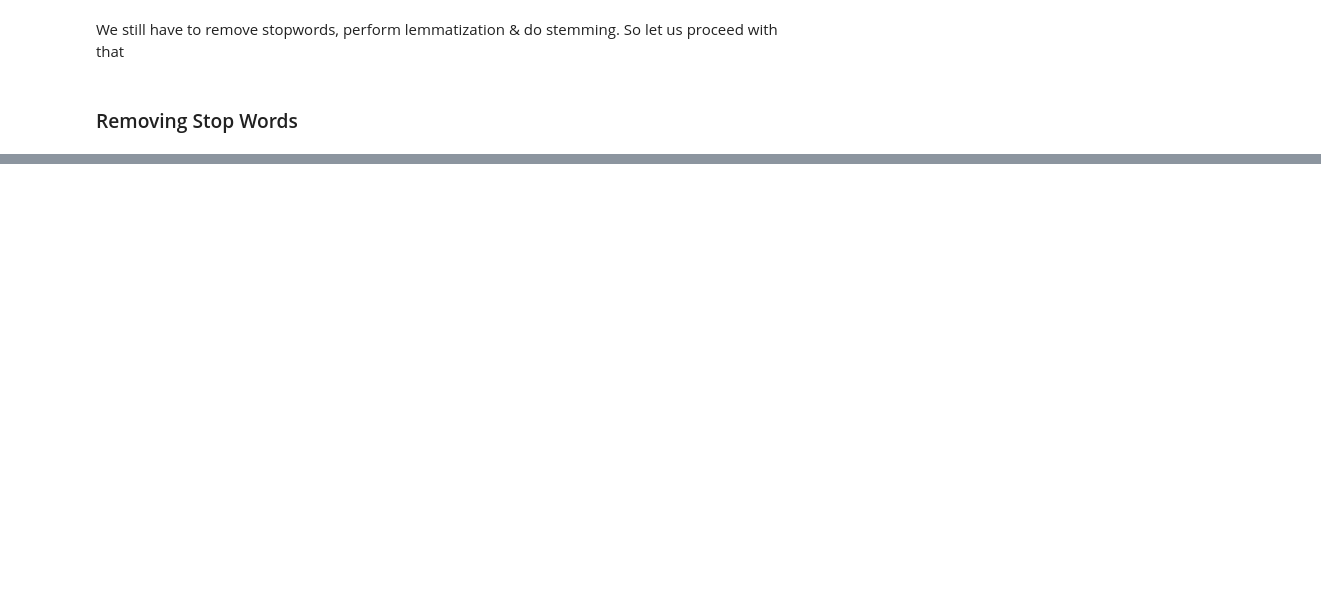
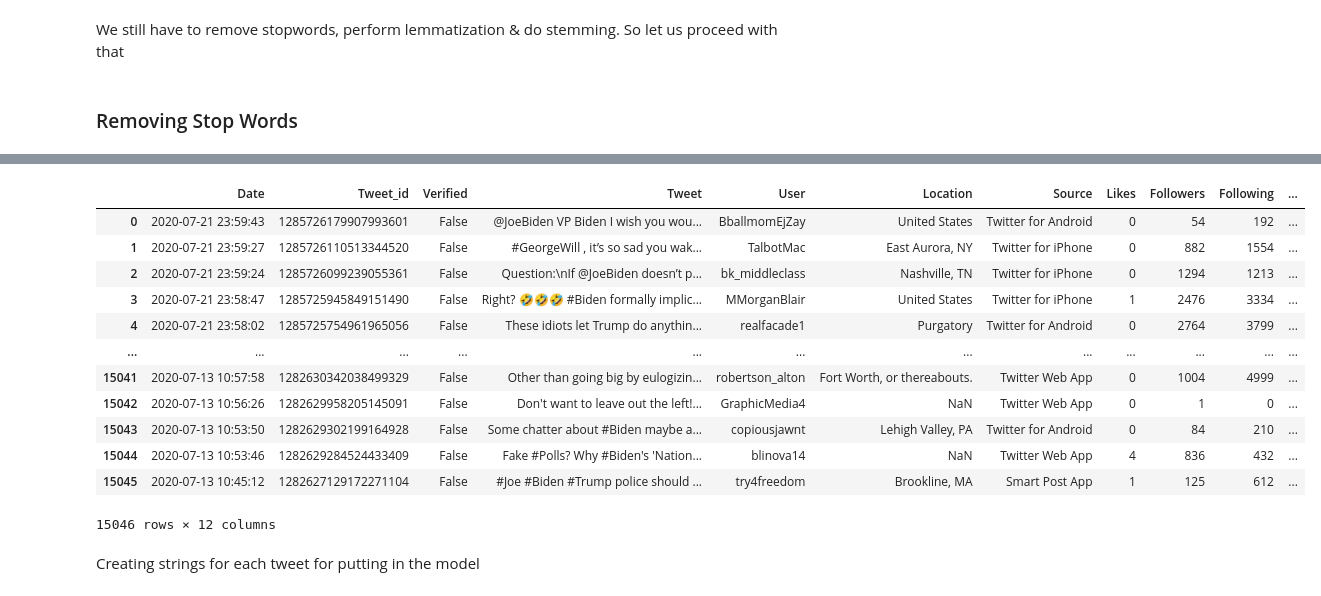
Before and after one commit to Data-Science-Community-SRM/Forecasting-US-Elections, a Jupyter notebook: Biden Preprocessing.ipynb, the cells around one changed output, grey strips where cells are left out. Drawn from its saved outputs; the diff is of its cells as text; code cells hidden in the pictures; blank space fills up the shorter version.

```diff
--- a/Biden Preprocessing.ipynb
+++ b/Biden Preprocessing.ipynb
@@ -517,0 +536,2 @@ text = [i for i in text if not i in stop_words]
+# %%
+df['Processed_Tweet'] = df.Processed_Tweet.apply(lambda x: ' '.join(w for w in x.split() if w not in stop_words))   #Remove stopwords
@@ -517,0 +555,2 @@ text = [i for i in text if not i in stop_words]
+# %%
+df['Processed_Tweet'] = df['Processed_Tweet'].apply(lambda x: tokenizer.tokenize(x))
@@ -517,0 +579,2 @@ text = [i for i in text if not i in stop_words]
+# %%
+df['Processed_Tweet'] = df['Processed_Tweet'].apply(lambda x: [lemmatize_stemming(i) for i in x]) # stemming
@@ -517,0 +598,18 @@ text = [i for i in text if not i in stop_words]
+# %%
+df
+# %% [output]
+|  | Date | Tweet_id | Verified | Tweet | User | Location | Source | Likes | Followers | Following | ... |
+| 0 | 2020-07-21 23:59:43 | 1285726179907993601 | False | @JoeBiden VP Biden I wish you wou... | BballmomEjZay | United States | Twitter for Android | 0 | 54 | 192 | ... |
+| 1 | 2020-07-21 23:59:27 | 1285726110513344520 | False | #GeorgeWill , it’s so sad you wak... | TalbotMac | East Aurora, NY | Twitter for iPhone | 0 | 882 | 1554 | ... |
+| 2 | 2020-07-21 23:59:24 | 1285726099239055361 | False | Question:\nIf @JoeBiden doesn’t p... | bk_middleclass | Nashville, TN | Twitter for iPhone | 0 | 1294 | 1213 | ... |
+| 3 | 2020-07-21 23:58:47 | 1285725945849151490 | False | Right? 🤣🤣🤣 #Biden formally implic... | MMorganBlair | United States | Twitter for iPhone | 1 | 2476 | 3334 | ... |
+| 4 | 2020-07-21 23:58:02 | 1285725754961965056 | False | These idiots let Trump do anythin... | realfacade1 | Purgatory | Twitter for Android | 0 | 2764 | 3799 | ... |
+| ... | ... | ... | ... | ... | ... | ... | ... | ... | ... | ... | ... |
+| 15041 | 2020-07-13 10:57:58 | 1282630342038499329 | False | Other than going big by eulogizin... | robertson_alton | Fort Worth, or thereabouts. | Twitter Web App | 0 | 1004 | 4999 | ... |
+| 15042 | 2020-07-13 10:56:26 | 1282629958205145091 | False | Don't want to leave out the left!... | GraphicMedia4 | NaN | Twitter Web App | 0 | 1 | 0 | ... |
+| 15043 | 2020-07-13 10:53:50 | 1282629302199164928 | False | Some chatter about #Biden maybe a... | copiousjawnt | Lehigh Valley, PA | Twitter for Android | 0 | 84 | 210 | ... |
+| 15044 | 2020-07-13 10:53:46 | 1282629284524433409 | False | Fake #Polls? Why #Biden's 'Nation... | blinova14 | NaN | Twitter Web App | 4 | 836 | 432 | ... |
+| 15045 | 2020-07-13 10:45:12 | 1282627129172271104 | False | #Joe #Biden #Trump police should ... | try4freedom | Brookline, MA | Smart Post App | 1 | 125 | 612 | ... |
+15046 rows × 12 columns
+# %% [markdown]
+Creating strings for each tweet for putting in the model
```
Also changed, not shown: parts of 82 cells of this notebook.
